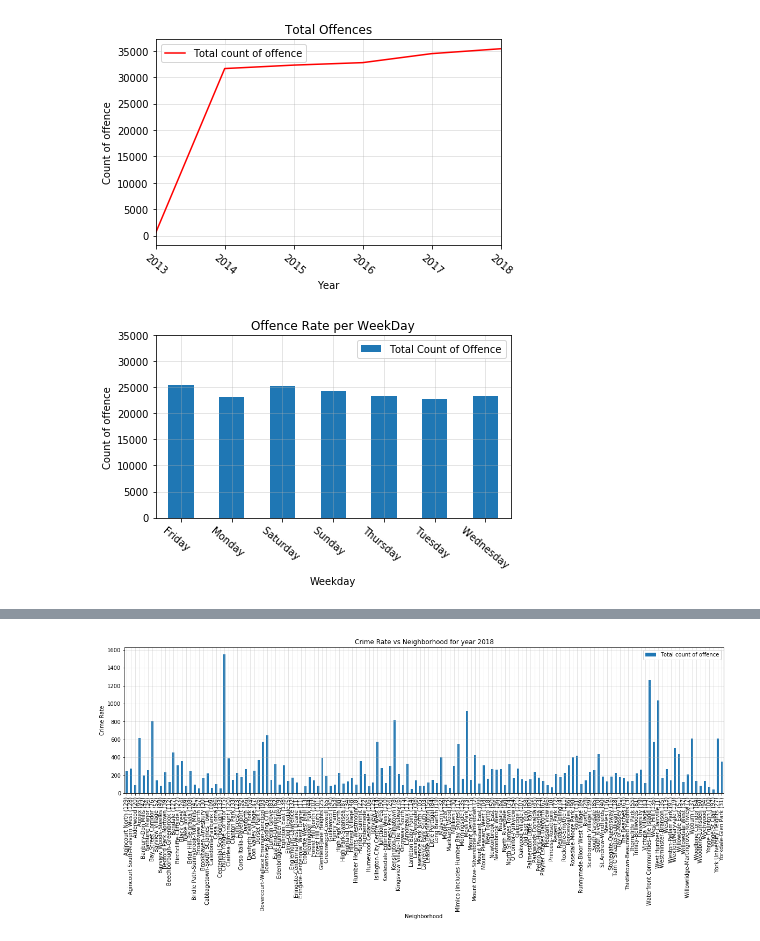
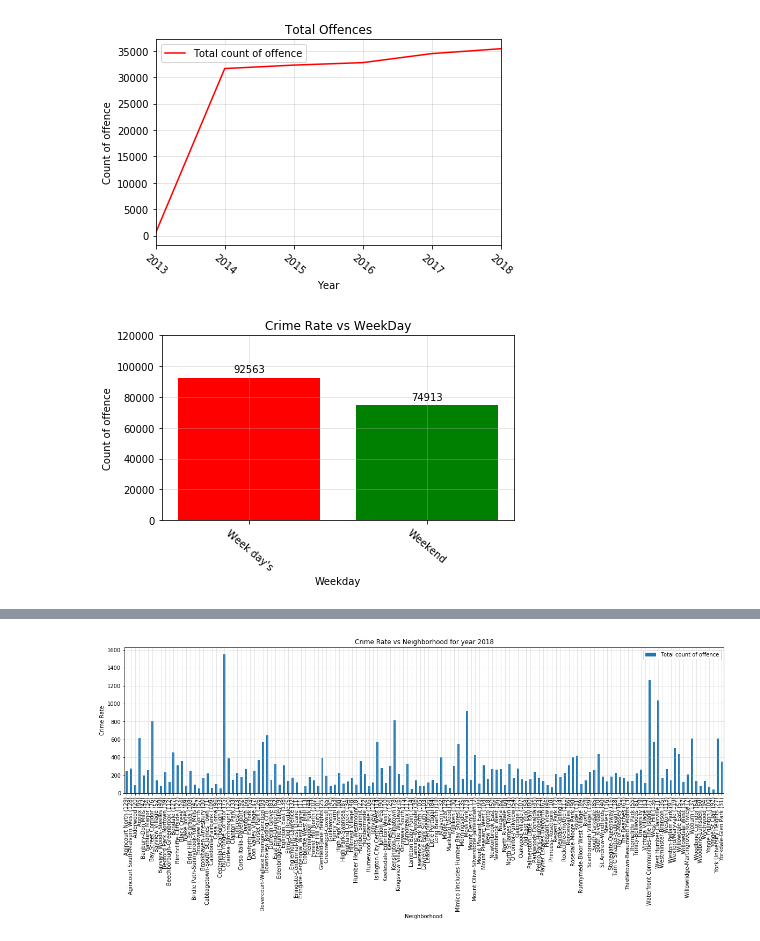
Before and after one commit to NitinMadaan/TDOT-Project, a Jupyter notebook: Project1.ipynb, the cells around one changed output, grey strips where cells are left out. Saved outputs shown, nothing was run; the diff lists cells and outputs as text; code cells hidden in the pictures.

```diff
--- a/Project1.ipynb
+++ b/Project1.ipynb
@@ -191,20 +193,36 @@ plt.tight_layout()
 # Crime Analysis by Most Occurence of the week day
 Crime_Analysis2 = Crime_Data.groupby(['occurrencedayofweek'])
 CountByDay=Crime_Analysis2["event_unique_id"].count()
-OffenceByDay_data=pd.DataFrame({"Total Count of Offence":CountByDay})
+week=CountByDay[1]+CountByDay[4]+CountByDay[5]+CountByDay[6]
+weekend=CountByDay[0]+CountByDay[2]+CountByDay[3]
+OffenceByDay_data=pd.DataFrame({"Days":["Week day's","Weekend"],"Total Count of Offence":[week,weekend]})
+OffenceByDay_data=OffenceByDay_data.set_index("Days")
 # %%
 #Plot the Bar graph for Total offence by Weekday's
-
-OffenceByDay_data.plot.bar()
+x=["Week day's","Weekend"]
+fig, ax = plt.subplots()
+bar1=ax.bar(x,OffenceByDay_data["Total Count of Offence"],color=[ 'red', 'green'])
 
 # Orient widths. Add labels, tick marks, etc.
-plt.title("Offence Rate per WeekDay")
+
+def autolabel(rects):
+    """Attach a text label above each bar in *rects*, displaying its height."""
+    for rect in rects:
+        height = rect.get_height()
+        ax.annotate('{}'.format(height),
+                    xy=(rect.get_x() + rect.get_width() / 2, height),
+                    xytext=(0, 3),  # 3 points vertical offset
+                    textcoords="offset points",
+                    ha='center', va='bottom')
+
+autolabel(bar1)
+plt.title("Crime Rate vs WeekDay")
 plt.xlabel("Weekday")
 plt.ylabel("Count of offence")
-plt.ylim(0,35000)
+plt.ylim(0,120000)
 plt.xticks(rotation=-40)
 plt.grid(alpha = .4)
 plt.tight_layout()
 # %% [output]
-[figure, old version]
+[figure, new version]
 # %%
```
Also changed, not shown: parts of 8 cells of this notebook.
